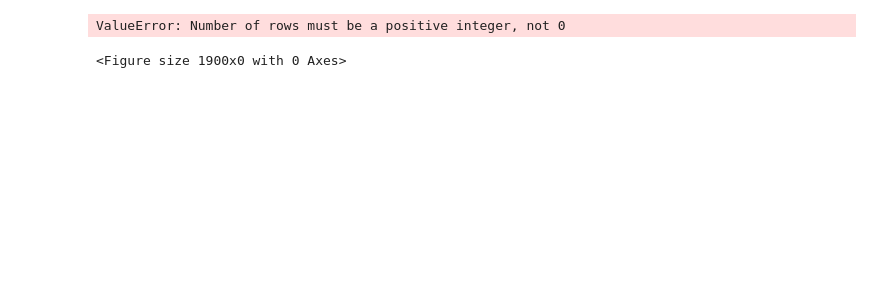
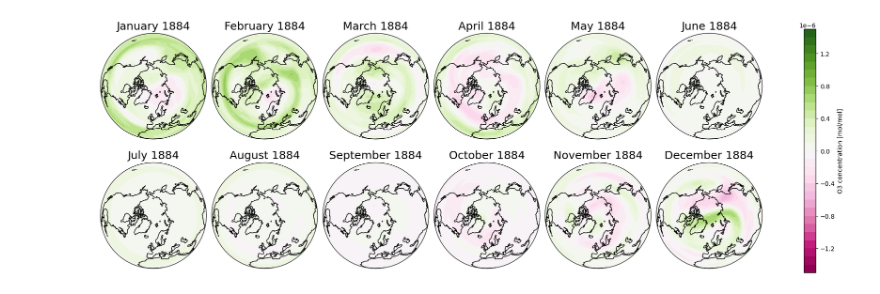
Before and after one commit to eScience-course/Tjaernoe2022-group2, a Jupyter notebook: Sigrid/Organized.ipynb, the cells around one changed output. Saved outputs shown, nothing was run; the diff lists cells and outputs as text; code cells hidden in the pictures; blank space fills up the shorter version.

```diff
--- a/Sigrid/Organized.ipynb
+++ b/Sigrid/Organized.ipynb
@@ -115,34 +115,33 @@ dso3_lhis=dso3_his['O3']
 # %%
 #Plotting ozone anomaly over northern hemisphere
 #dso3_lev_16=dso3.sel(lev=51, method='nearest').drop('lev')
 #dso3_lev_14=ds_o3.sel(lev=51, method='nearest').drop('lev')
-dso3_his2=dso3_lhis.sel(lev=24, method='nearest').drop('lev')
+dso3_his2=dso3_lhis.sel(lev=3.6, method='nearest').drop('lev')
 
 start = cftime.DatetimeNoLeap(1877,1,15)
 end_prior_eruption = cftime.DatetimeNoLeap(1882,1,15)
 end = cftime.DatetimeNoLeap(1996,1,15)
 
 #dso3_lev_16.sel(time=slice(start,end_prior_eruption))
 #dso3_lev_14.sel(time=slice(start,end_prior_eruption))
 dso3_his2.sel(time=slice(start, end_prior_eruption))
 
 
 #climatology = dso3_lev.sel(time=slice(start, end_prior_eruption)).groupby('time.year').mean('time',keep_attrs=True).mean('year',keep_attrs=True)
 #annual_mean = dso3_lev.groupby('time.year').mean('time')
 #anom=dso3_lev-climatology
 
 #anom14=calc_monthly_anomaly(dso3_lev_14,1990)
 
 #anom16=calc_monthly_anomaly(dso3_lev_16,1990)
 
 anomhis=calc_monthly_anomaly(dso3_his2,1882)
 
-anom=anom14-anom16
+#anom=anom14-anom16
 
-north_multi_plot(anomhis,1992,'PiYG')
+north_multi_plot(anomhis,1884,'PiYG')
 # %% [output]
-ValueError: Number of rows must be a positive integer, not 0
-<Figure size 1900x0 with 0 Axes>
+[figure, added]
 # %%
 dso4= xr.open_dataset(s3.open(so4_14))
 dso4.time.values;
```
Also changed, not shown: parts of 7 cells of this notebook, 3 other files.
